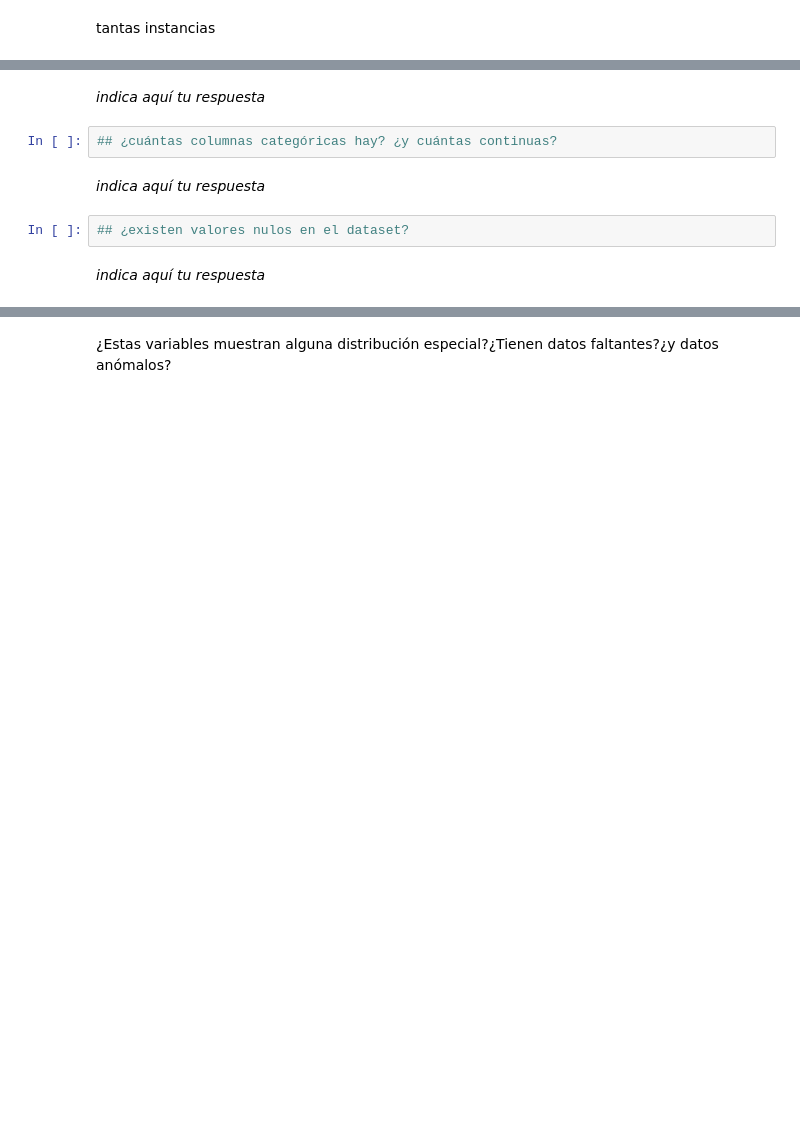
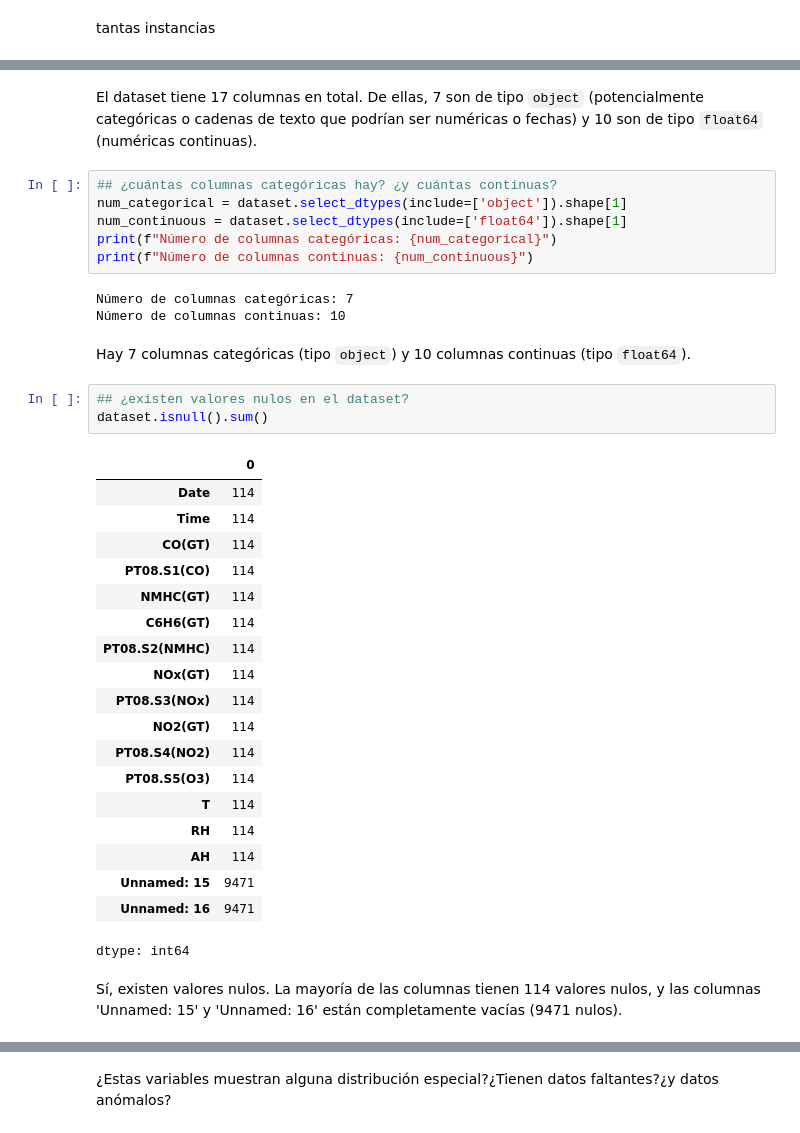
Before and after one commit to Zelechos/MasterAI, a Jupyter notebook: machinelearning/activities/activity_01/muinar05_act1/Laboratorio_Actividad_1.ipynb, the cells around one changed output, grey strips where cells are left out. Drawn from its saved outputs; the diff is of its cells as text; blank space fills up the shorter version.

```diff
--- a/machinelearning/activities/activity_01/muinar05_act1/Laboratorio_Actividad_1.ipynb
+++ b/machinelearning/activities/activity_01/muinar05_act1/Laboratorio_Actividad_1.ipynb
@@ -53,12 +79,40 @@ tantas instancias
 # %% [markdown]
-_indica aquí tu respuesta_
+El dataset tiene 17 columnas en total. De ellas, 7 son de tipo `object` (potencialmente categóricas o cadenas de texto que podrían ser numéricas o fechas) y 10 son de tipo `float64` (numéricas continuas).
 # %%
 ## ¿cuántas columnas categóricas hay? ¿y cuántas continuas?
+num_categorical = dataset.select_dtypes(include=['object']).shape[1]
+num_continuous = dataset.select_dtypes(include=['float64']).shape[1]
+print(f"Número de columnas categóricas: {num_categorical}")
+print(f"Número de columnas continuas: {num_continuous}")
+# %% [output]
+Número de columnas categóricas: 7
+Número de columnas continuas: 10
 # %% [markdown]
-_indica aquí tu respuesta_
+Hay 7 columnas categóricas (tipo `object`) y 10 columnas continuas (tipo `float64`).
 # %%
 ## ¿existen valores nulos en el dataset?
+dataset.isnull().sum()
+# %% [output]
+|  | 0 |
+| Date | 114 |
+| Time | 114 |
+| CO(GT) | 114 |
+| PT08.S1(CO) | 114 |
+| NMHC(GT) | 114 |
+| C6H6(GT) | 114 |
+| PT08.S2(NMHC) | 114 |
+| NOx(GT) | 114 |
+| PT08.S3(NOx) | 114 |
+| NO2(GT) | 114 |
+| PT08.S4(NO2) | 114 |
+| PT08.S5(O3) | 114 |
+| T | 114 |
+| RH | 114 |
+| AH | 114 |
+| Unnamed: 15 | 9471 |
+| Unnamed: 16 | 9471 |
+dtype: int64
 # %% [markdown]
-_indica aquí tu respuesta_
+Sí, existen valores nulos. La mayoría de las columnas tienen 114 valores nulos, y las columnas 'Unnamed: 15' y 'Unnamed: 16' están completamente vacías (9471 nulos).
 # %%
 ## ¿cuál es la variable respuesta?¿de qué tipo es? (Recuerda justificar por qué la seleccionas)
```
Also changed, not shown: parts of 74 cells of this notebook, 6 other files.
